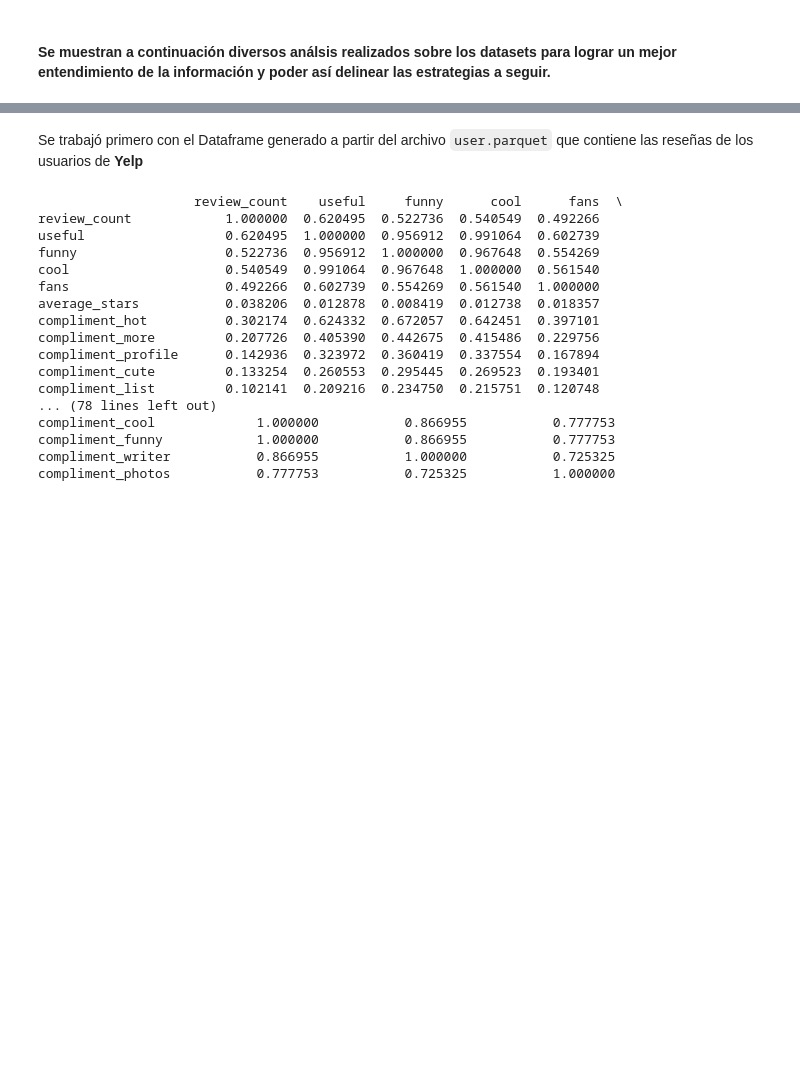
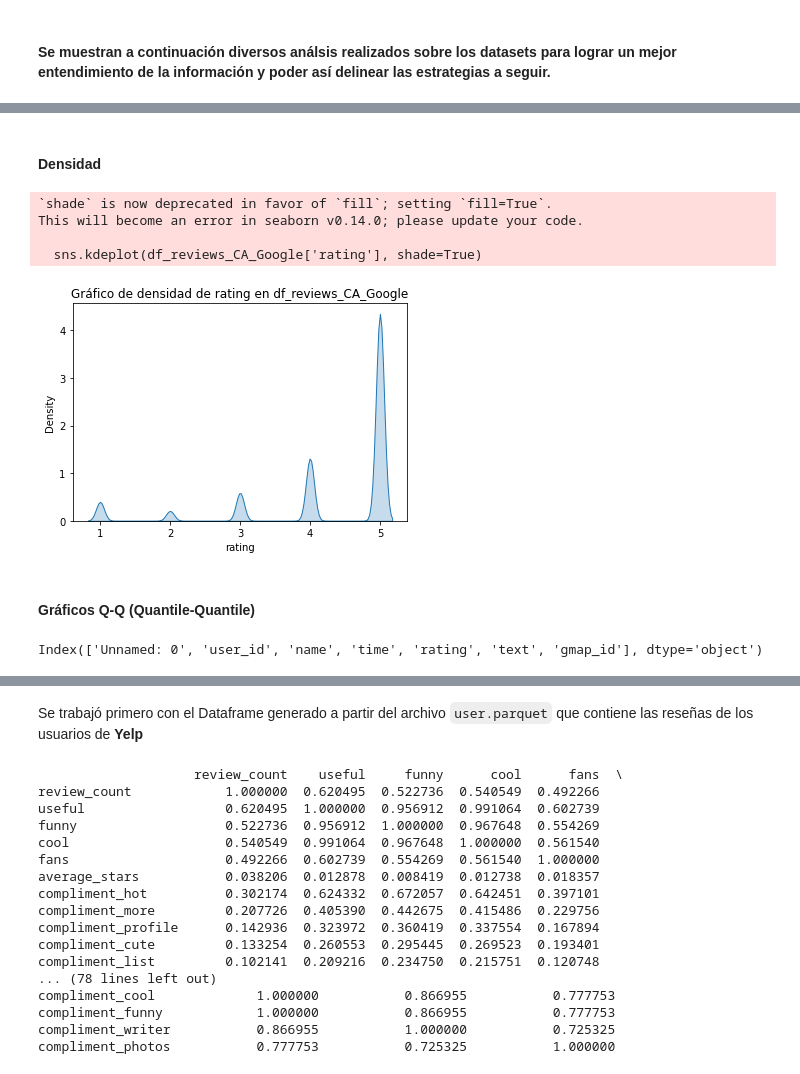
Before and after one commit to shdata12/data12-pf-google-yelp, a Jupyter notebook: EDA.ipynb, the cells around one changed output, grey strips where cells are left out. Cells and saved outputs as stored; diff of their text form; code cells hidden in the pictures; blank space fills up the shorter version.

```diff
--- a/EDA.ipynb
+++ b/EDA.ipynb
@@ -6,0 +15,4 @@ import matplotlib.pyplot as plt
+# %%
+df_reviews_CA_Google = pd.read_csv('c:/Users/PC/Documents/RawDataPF_Henry/CA_reviews.csv')
+df_reviews_FL_Google = pd.read_csv('c:/Users/PC/Documents/RawDataPF_Henry/FL_reviews.csv')
+df_reviews_NV_Google = pd.read_csv('c:/Users/PC/Documents/RawDataPF_Henry/NV_reviews.csv')
@@ -8,0 +174,19 @@ import matplotlib.pyplot as plt
+# %% [markdown]
+<h4> Densidad
+# %%
+# Ejemplo con df_reviews_CA_Google
+sns.kdeplot(df_reviews_CA_Google['rating'], shade=True)
+plt.title('Gráfico de densidad de rating en df_reviews_CA_Google')
+plt.show()
+# %% [output]
+`shade` is now deprecated in favor of `fill`; setting `fill=True`.
+This will become an error in seaborn v0.14.0; please update your code.
+
+  sns.kdeplot(df_reviews_CA_Google['rating'], shade=True)
+[figure, added]
+# %% [markdown]
+<h4>Gráficos Q-Q (Quantile-Quantile)
+# %%
+print(df_reviews_FL_Google.columns)
+# %% [output]
+Index(['Unnamed: 0', 'user_id', 'name', 'time', 'rating', 'text', 'gmap_id'], dtype='object')
```
Also changed, not shown: parts of 23 cells of this notebook.
